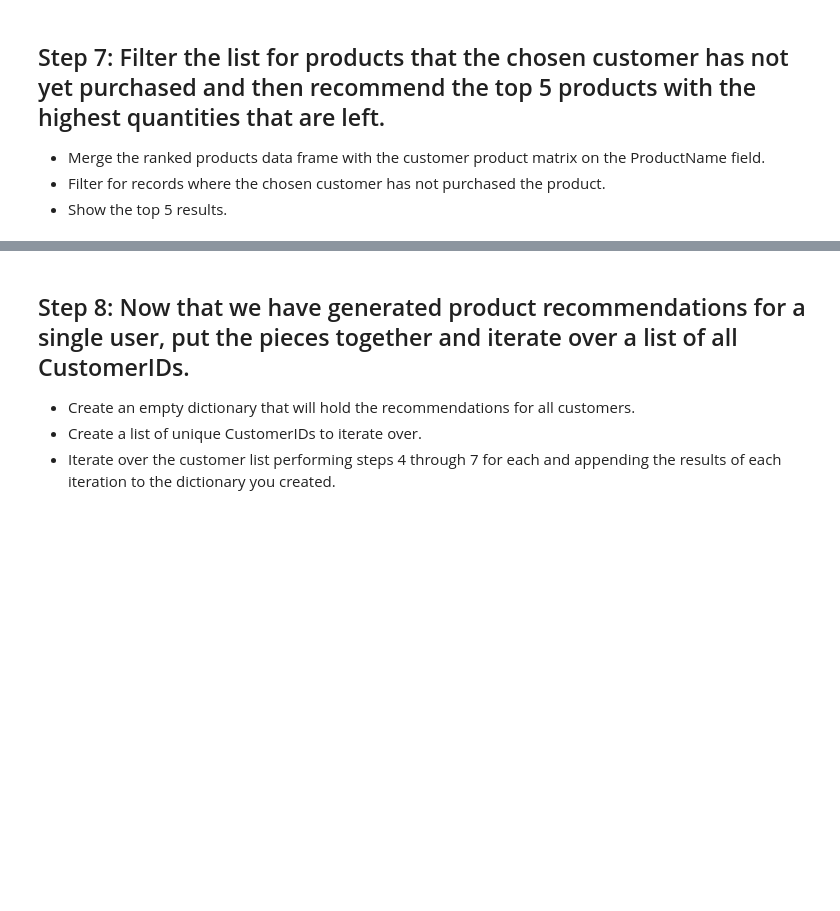
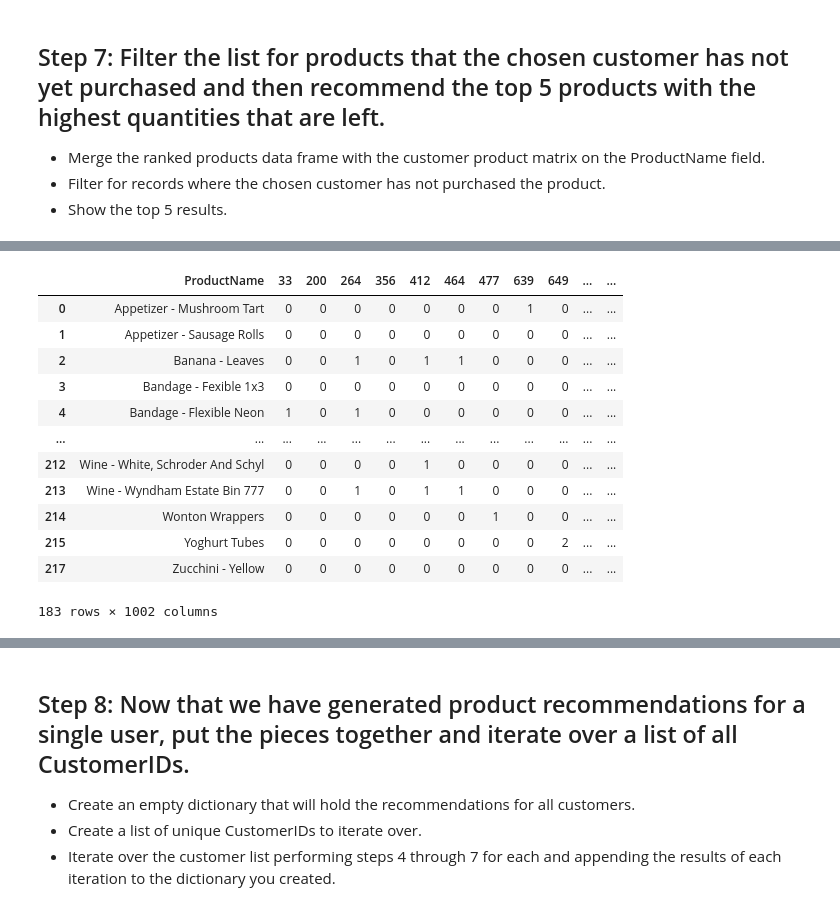
Before and after one commit to Fvperez1/dataptmad0522_labs, a Jupyter notebook: extra-work/m2/lab-intro-recommender-systems/your-code/main.ipynb, the cells around one changed output, grey strips where cells are left out. Saved outputs shown, nothing was run; the diff lists cells and outputs as text; code cells hidden in the pictures; blank space fills up the shorter version.

```diff
--- a/extra-work/m2/lab-intro-recommender-systems/your-code/main.ipynb
+++ b/extra-work/m2/lab-intro-recommender-systems/your-code/main.ipynb
@@ -159,0 +252,20 @@ This will give you the total number of each product purchased by the 5 most simi
+# %%
+#Filter for records where the chosen customer has not purchased the product.
+#chosen costumer 356
+
+rslt_df = d_merge.loc[d_merge[356] == 0]
+rslt_df
+# %% [output]
+|  | ProductName | 33 | 200 | 264 | 356 | 412 | 464 | 477 | 639 | 649 | ... | ... |
+| 0 | Appetizer - Mushroom Tart | 0 | 0 | 0 | 0 | 0 | 0 | 0 | 1 | 0 | ... | ... |
+| 1 | Appetizer - Sausage Rolls | 0 | 0 | 0 | 0 | 0 | 0 | 0 | 0 | 0 | ... | ... |
+| 2 | Banana - Leaves | 0 | 0 | 1 | 0 | 1 | 1 | 0 | 0 | 0 | ... | ... |
+| 3 | Bandage - Fexible 1x3 | 0 | 0 | 0 | 0 | 0 | 0 | 0 | 0 | 0 | ... | ... |
+| 4 | Bandage - Flexible Neon | 1 | 0 | 1 | 0 | 0 | 0 | 0 | 0 | 0 | ... | ... |
+| ... | ... | ... | ... | ... | ... | ... | ... | ... | ... | ... | ... | ... |
+| 212 | Wine - White, Schroder And Schyl | 0 | 0 | 0 | 0 | 1 | 0 | 0 | 0 | 0 | ... | ... |
+| 213 | Wine - Wyndham Estate Bin 777 | 0 | 0 | 1 | 0 | 1 | 1 | 0 | 0 | 0 | ... | ... |
+| 214 | Wonton Wrappers | 0 | 0 | 0 | 0 | 0 | 0 | 1 | 0 | 0 | ... | ... |
+| 215 | Yoghurt Tubes | 0 | 0 | 0 | 0 | 0 | 0 | 0 | 0 | 2 | ... | ... |
+| 217 | Zucchini - Yellow | 0 | 0 | 0 | 0 | 0 | 0 | 0 | 0 | 0 | ... | ... |
+183 rows × 1002 columns
```
Also changed, not shown: parts of 13 cells of this notebook.
